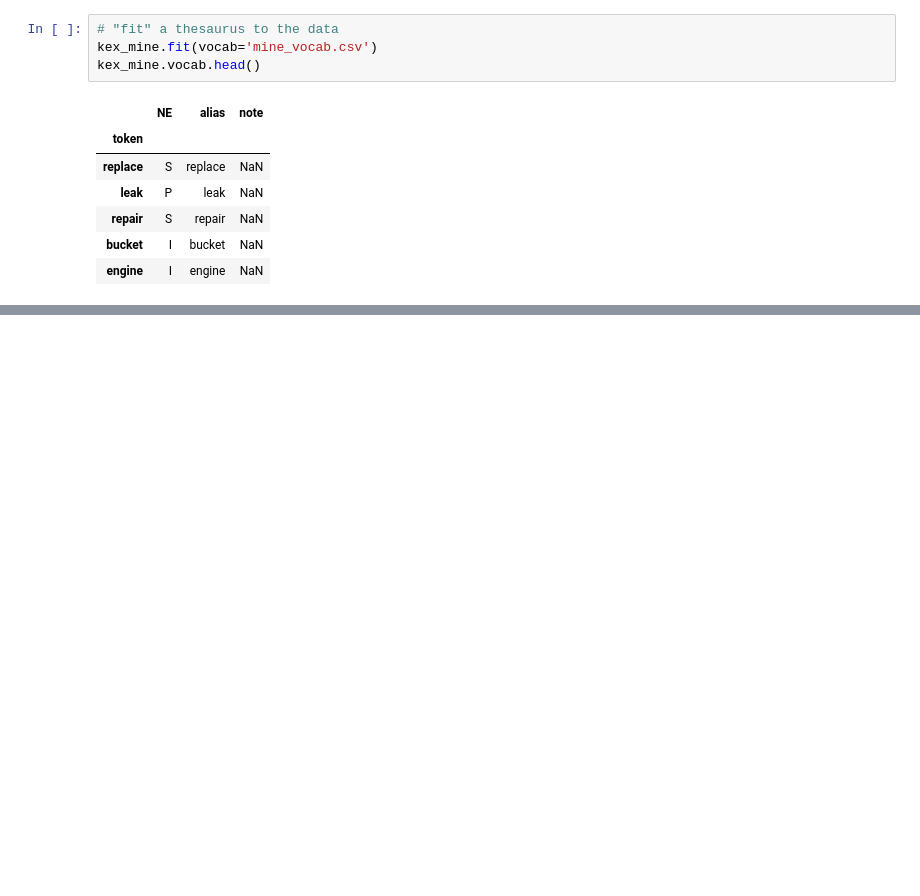
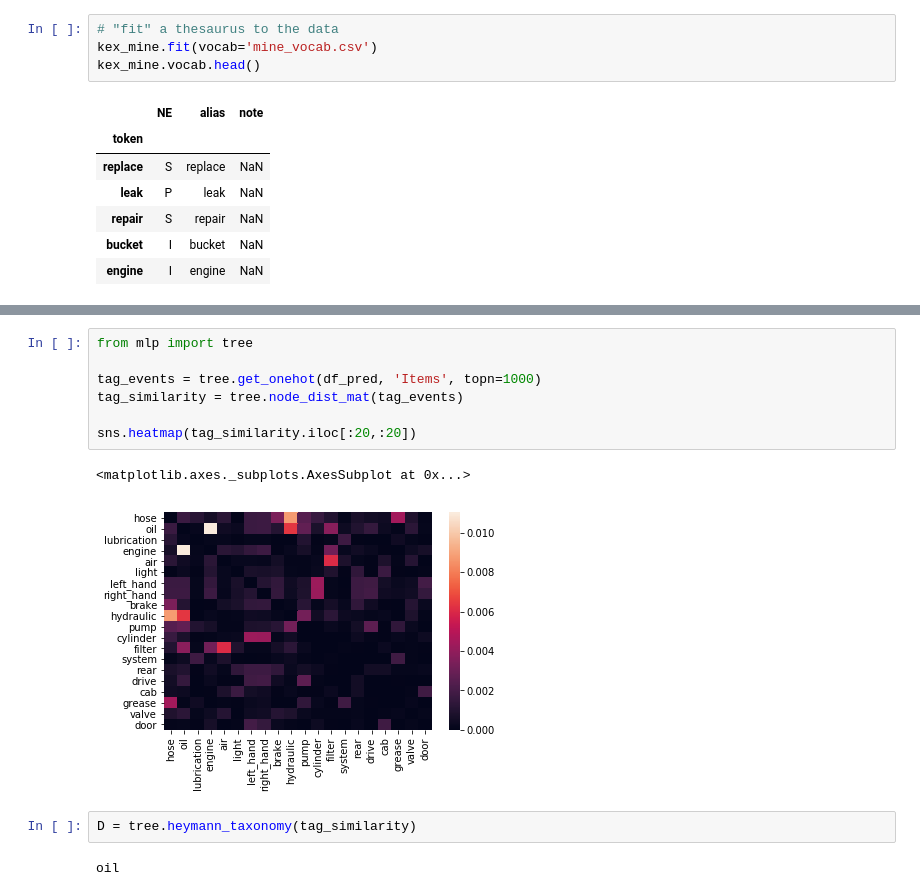
Before and after one commit to usnistgov/nestor-tmp2, a Jupyter notebook: docs/tutorial.ipynb, the cells around one changed output, grey strips where cells are left out. Drawn from its saved outputs; the diff is of its cells as text; blank space fills up the shorter version.

```diff
--- a/docs/tutorial.ipynb
+++ b/docs/tutorial.ipynb
@@ -356,0 +617,14 @@ df_pred[(df_pred[['Items','Problem','Solution']]=='').all(axis=1)].head()
+# %%
+from mlp import tree
+
+tag_events = tree.get_onehot(df_pred, 'Items', topn=1000)
+tag_similarity = tree.node_dist_mat(tag_events)
+
+sns.heatmap(tag_similarity.iloc[:20,:20])
+# %% [output]
+<matplotlib.axes._subplots.AxesSubplot at 0x...>
+[figure, added]
+# %%
+D = tree.heymann_taxonomy(tag_similarity)
+# %% [output]
+oil
```
Also changed, not shown: parts of 23 cells of this notebook, 9 other files.
